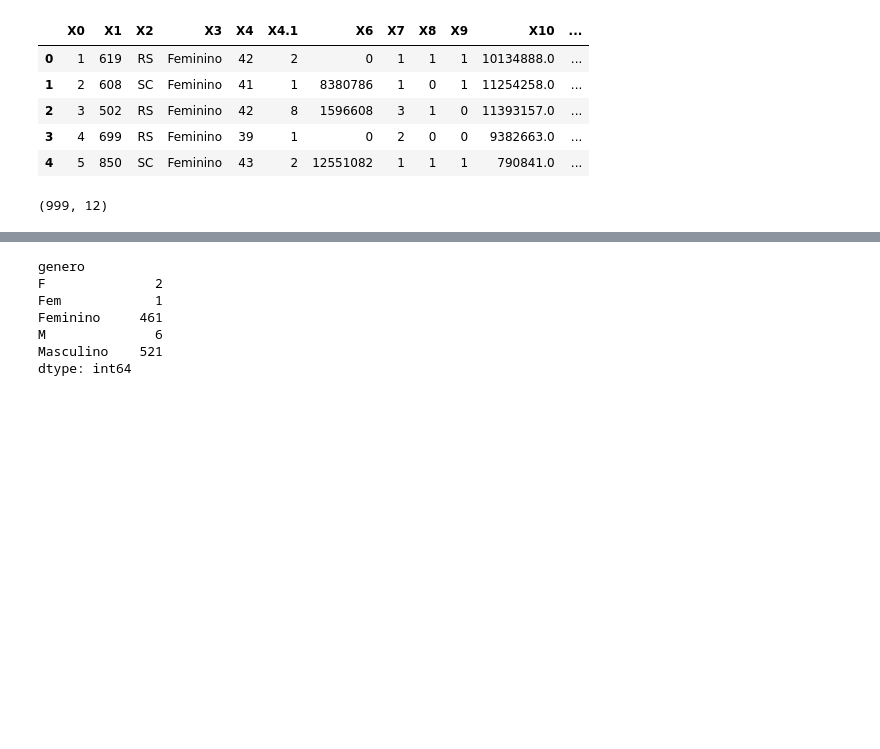
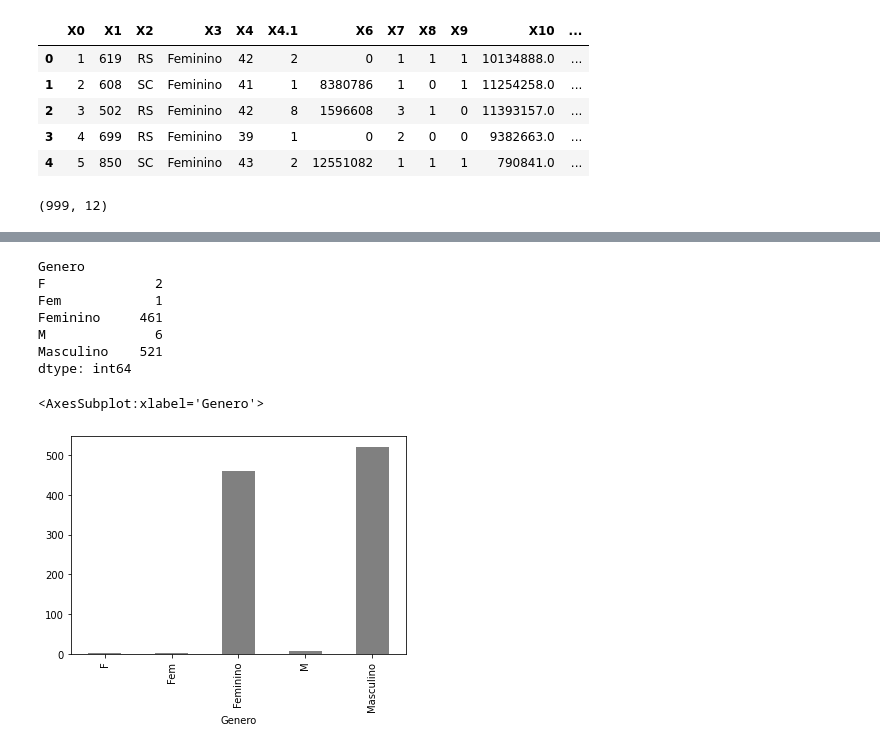
Before and after one commit to nogran/Modelo-Churn, a Jupyter notebook: Untitled.ipynb, the cells around one changed output, grey strips where cells are left out. Drawn from its saved outputs; the diff is of its cells as text; code cells hidden in the pictures; blank space fills up the shorter version.

```diff
--- a/Untitled.ipynb
+++ b/Untitled.ipynb
@@ -61,10 +61,10 @@ estados_agrupados.plot.bar(color = 'gray')
 # %%
 # estados "RP" e "TD" nao existem. os estados que estamos analisando sao apenas da regiao SUL, ou seja, o estado "SP" embora exista, nao faz parte.
 # %%
-generos_agrupados = dataset.groupby(['genero']).size()
+generos_agrupados = dataset.groupby(['Genero']).size()
 generos_agrupados
 # %% [output]
-genero
+Genero
 F              2
 Fem            1
 Feminino     461
@@ -75,0 +76,5 @@ dtype: int64
+# %%
+generos_agrupados.plot.bar(color = "gray")
+# %% [output]
+<AxesSubplot:xlabel='Genero'>
+[figure, added]
```
Also changed, not shown: parts of 12 cells of this notebook.
